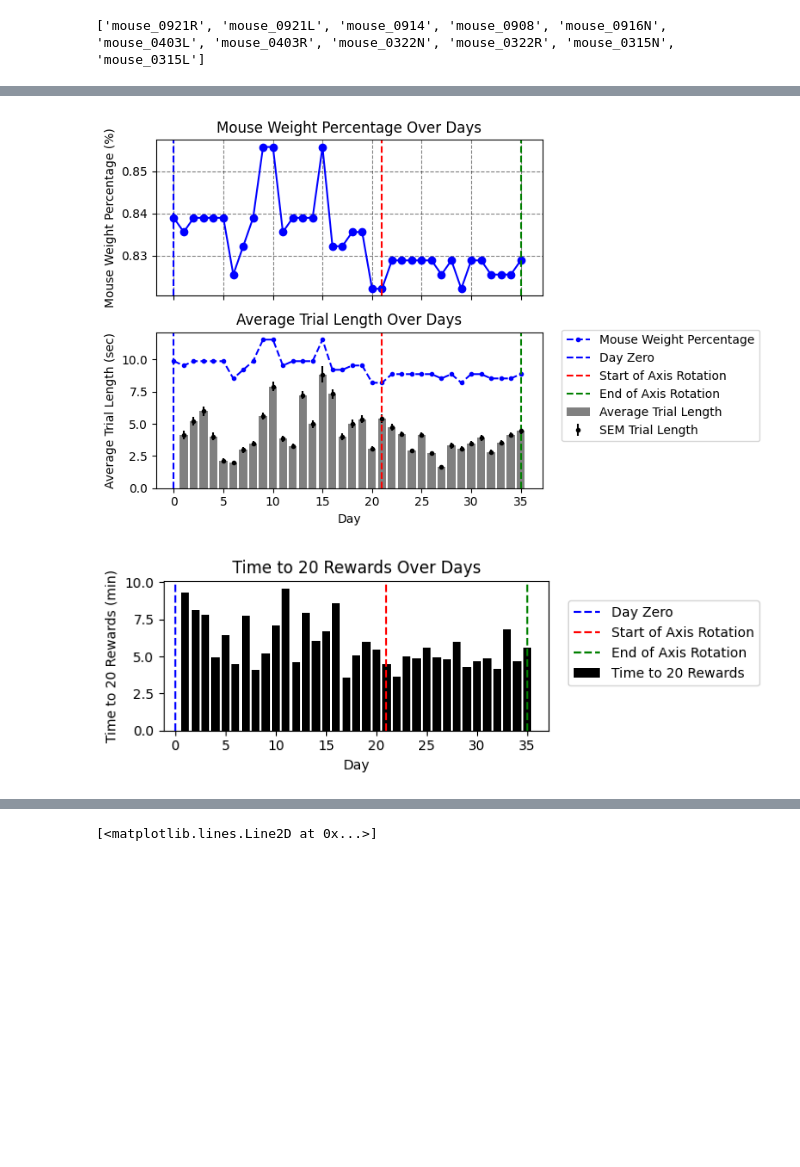
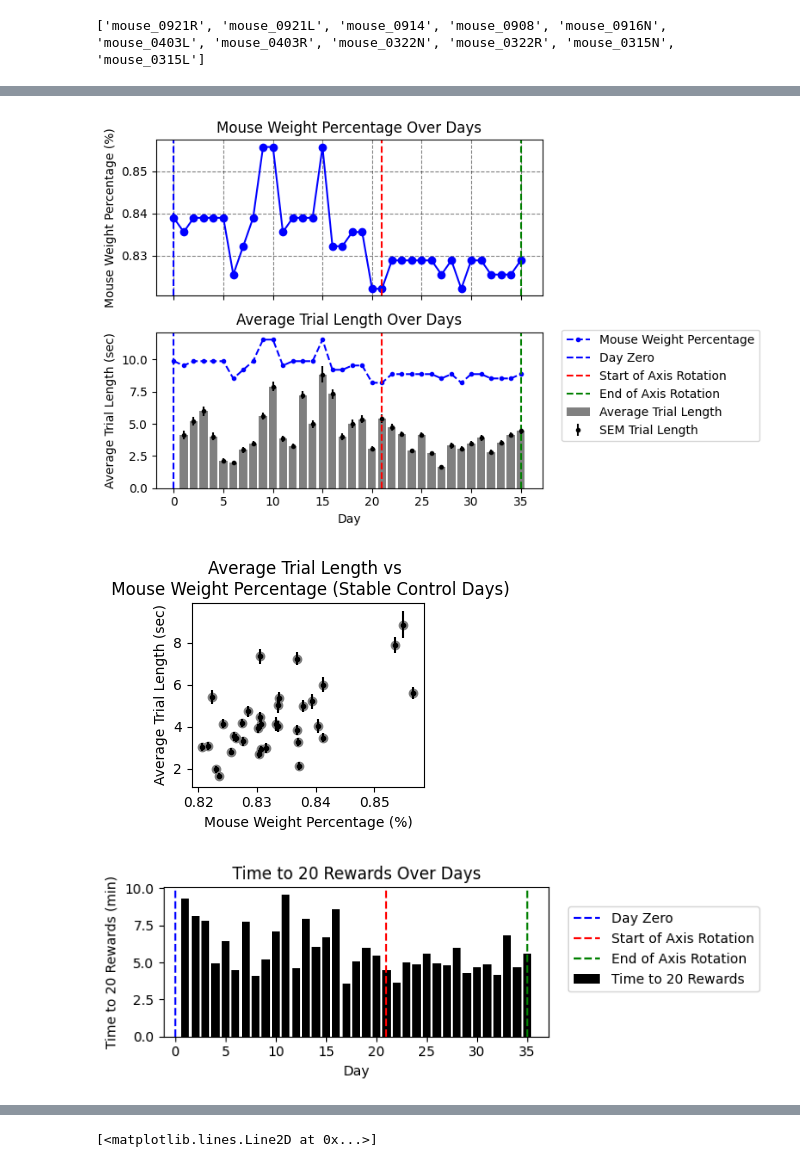
Before and after one commit to ArAbolghasemi/BCI_analysis, a Jupyter notebook: first_pass_analysis.ipynb, the cells around one changed output, grey strips where cells are left out. Drawn from its saved outputs; the diff is of its cells as text; code cells hidden in the pictures; blank space fills up the shorter version.

```diff
--- a/first_pass_analysis.ipynb
+++ b/first_pass_analysis.ipynb
@@ -250,6 +230,8 @@ num_of_misses = np.zeros(len(day_list))
 hit_rate = np.zeros(len(day_list))
 remapping_or_not = np.zeros(len(day_list))
 remapping_start_frame = np.zeros(len(day_list))
+remapping_end_frame = np.zeros(len(day_list))
+
 trials_outcome_list = []
 hit_tirals_list = []
 miss_tirals_list = []
@@ -257,7 +239,6 @@ tirals_lengthInFrame_list = []
 trials_start_frams_list = []
 trails_factor_used_list = []
 trials_end_frams_list = []
-frame_of_remaping_start = np.zeros(len(day_list))
 for day_idx in range(len(day_list)):
     day_name = day_list[day_idx]
     if "logger_dfs" in r["extras"].keys():
@@ -292,9 +273,12 @@ for day_idx in range(len(day_list)):
             base_factor = trails_factors[0]
             first_trial_with_new_factor_idx = np.where(trails_factors != base_factor)[0][0]-1 # this -1 is very important because the first trial with new factor is start right after the last trial with the old factor
             remapping_start_frame[day_idx] = trails_end_frams[first_trial_with_new_factor_idx]
+            last_trial_of_the_new_factor_idx = np.where(trails_factors != base_factor)[0][-1]
+            remapping_end_frame[day_idx] = trails_end_frams[last_trial_of_the_new_factor_idx]
         else:
             remapping_or_not[day_idx] = False
             remapping_start_frame[day_idx] = np.nan
+            remapping_end_frame[day_idx] = np.nan
     else:
         num_of_hits[day_idx] = np.nan
         num_of_misses[day_idx] = np.nan
@@ -308,6 +292,7 @@ for day_idx in range(len(day_list)):
         trails_factor_used_list.append(np.array([]))
 
 
+
 #trials = expLoggers['trials'].load()
 #trials
 # %%
@@ -358,8 +343,8 @@ plt.show()
 # plot the average trial length over days, with error bars showing the standard error of the mean
 # in a 2 subplot that the top is the the plot of the waight percentage over days and the bottom is the average trial length over days(share the x axis)
 # let plot the weight percentage over days
-avrage_trial_length_sec = [np.nanmean(tirals_lengthInFrame_list[day_idx][trials_outcome_list[day_idx]==1]) / sampling_rate for day_idx in range(len(day_list))]
-sem_trial_length_sec = [np.nanstd(tirals_lengthInFrame_list[day_idx][trials_outcome_list[day_idx]==1]) / (sampling_rate * np.sqrt(len(tirals_lengthInFrame_list[day_idx][trials_outcome_list[day_idx]==1]))) for day_idx in range(len(day_list))]
+avrage_trial_length_sec = np.array([np.nanmean(tirals_lengthInFrame_list[day_idx][trials_outcome_list[day_idx]==1]) / sampling_rate for day_idx in range(len(day_list))])
+sem_trial_length_sec = np.array([np.nanstd(tirals_lengthInFrame_list[day_idx][trials_outcome_list[day_idx]==1]) / (sampling_rate * np.sqrt(len(tirals_lengthInFrame_list[day_idx][trials_outcome_list[day_idx]==1]))) for day_idx in range(len(day_list))])
 fig, ax = plt.subplots(2, 1, figsize=(8, 5), sharex=True)
 ax[0].plot(range(len(mouse_weight_persantage)), mouse_weight_persantage, label='', color='blue', marker='o')
 ax[0].grid(linestyle='--', alpha=0.5, color='black')
@@ -382,34 +367,50 @@ for a in ax:
 ax[1].legend(loc= [1.05, .3])
 plt.tight_layout()
 output_path = os.path.join(output_dir, f"{mouse_name}_weight_and_trial_length_over_days.png")
 plt.savefig(output_path, dpi=300)
 plt.show()
 
+# let do staccater plot of the trial length vs the mouse weight percentage during the days of stabel control
+fig, ax = plt.subplots(figsize=(3, 3))
+jitter = 0.005 * (np.random.rand(len(mouse_weight_persantage)) - 0.5)
+ax.scatter(mouse_weight_persantage+jitter, avrage_trial_length_sec, label="Average Trial Length", color='gray', marker='o')
+ax.errorbar(mouse_weight_persantage+jitter, avrage_trial_length_sec,
+             yerr=sem_trial_length_sec, fmt='.', color='black', label="SEM Trial Length")
+ax.set_xlabel("Mouse Weight Percentage (%)")
+ax.set_ylabel("Average Trial Length (sec)")
+ax.set_title("Average Trial Length vs \n Mouse Weight Percentage (Stable Control Days)")
+ax.square = True
+
+plt.tight_layout()
+
+
+
 # let plot the time it need to rich 30 rewards in each day
 plt.figure(figsize=(7, 2.5))
 k_rewards = 20
 time_to_k_rewards_min = [active_reward_times_min_list[day_idx][k_rewards-1] if len(active_reward_times_min_list[day_idx]) >= k_rewards else np.nan for day_idx in range(len(day_list))]
 plt.bar(range(len(time_to_k_rewards_min)), time_to_k_rewards_min, label=f"Time to {k_rewards} Rewards", color='black')
 # let have vertical lines to show the start and end of the axis rotation period
 plt.axvline(x=day_zero_idx, color='b', linestyle='--', label='Day Zero')
 if first_remaping_day_idx is not None:
     plt.axvline(x=first_remaping_day_idx, color='r', linestyle='--', label='Start of Axis Rotation')
 if end_remaping_phase_idx is not None:
     plt.axvline(x=end_remaping_phase_idx, color='g', linestyle='--', label='End of Axis Rotation')
 
 plt.xlabel("Day")
 plt.ylabel(f"Time to {k_rewards} Rewards (min)")
 plt.title(f"Time to {k_rewards} Rewards Over Days")
 plt.legend(loc= [1.05, .3])
 plt.tight_layout()
 output_path = os.path.join(output_dir, f"{mouse_name}_time_to_{k_rewards}_rewards_over_days.png")
 plt.savefig(output_path, dpi=300)
 plt.show()
 # %% [output]
 [figure]
 [figure]
 [figure]
-[figure, old version]
+[figure, new version]
+[figure, added]
 # %%
 import seaborn as sns
 smoothing_window_size = 20
```
Also changed, not shown: parts of 11 cells of this notebook, 9 other files.
